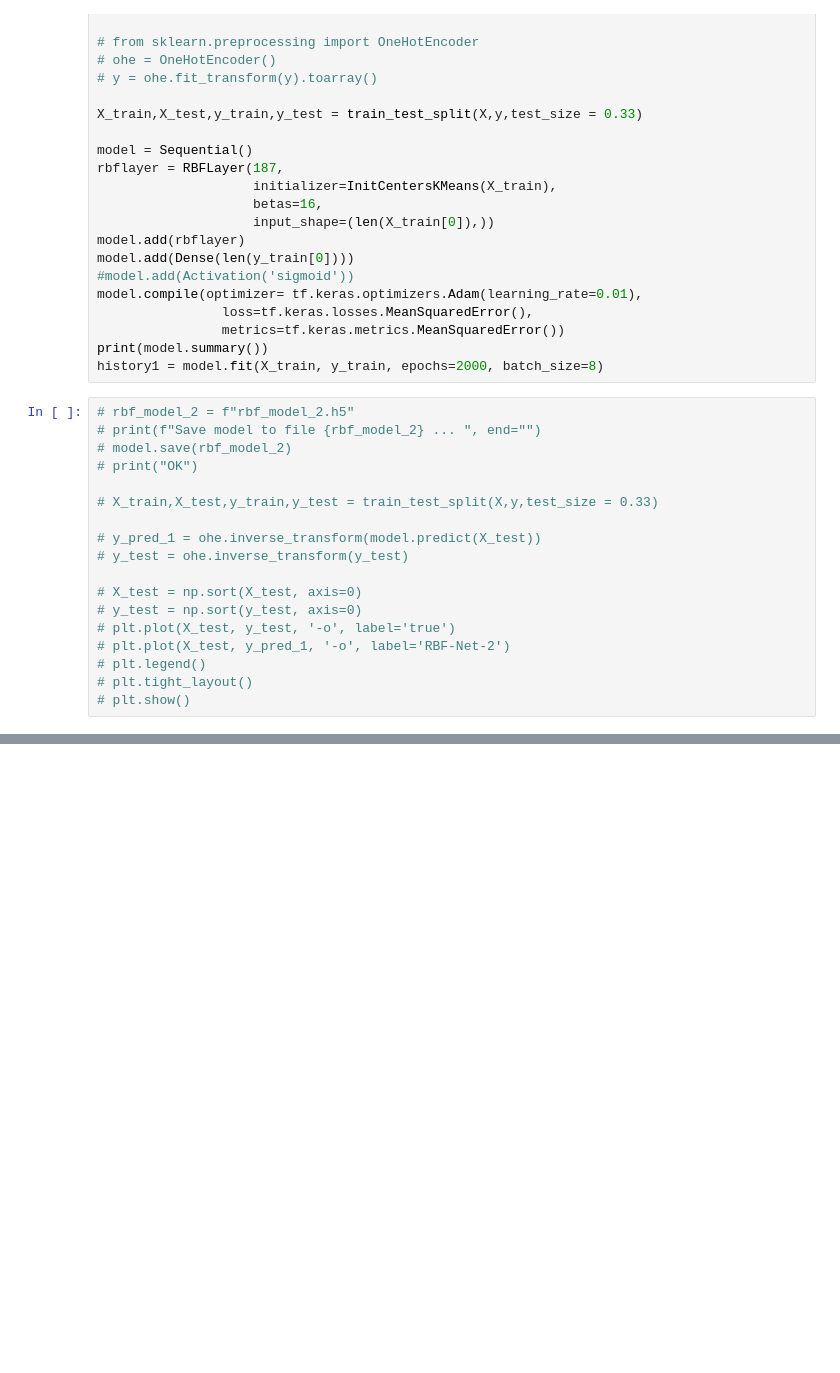
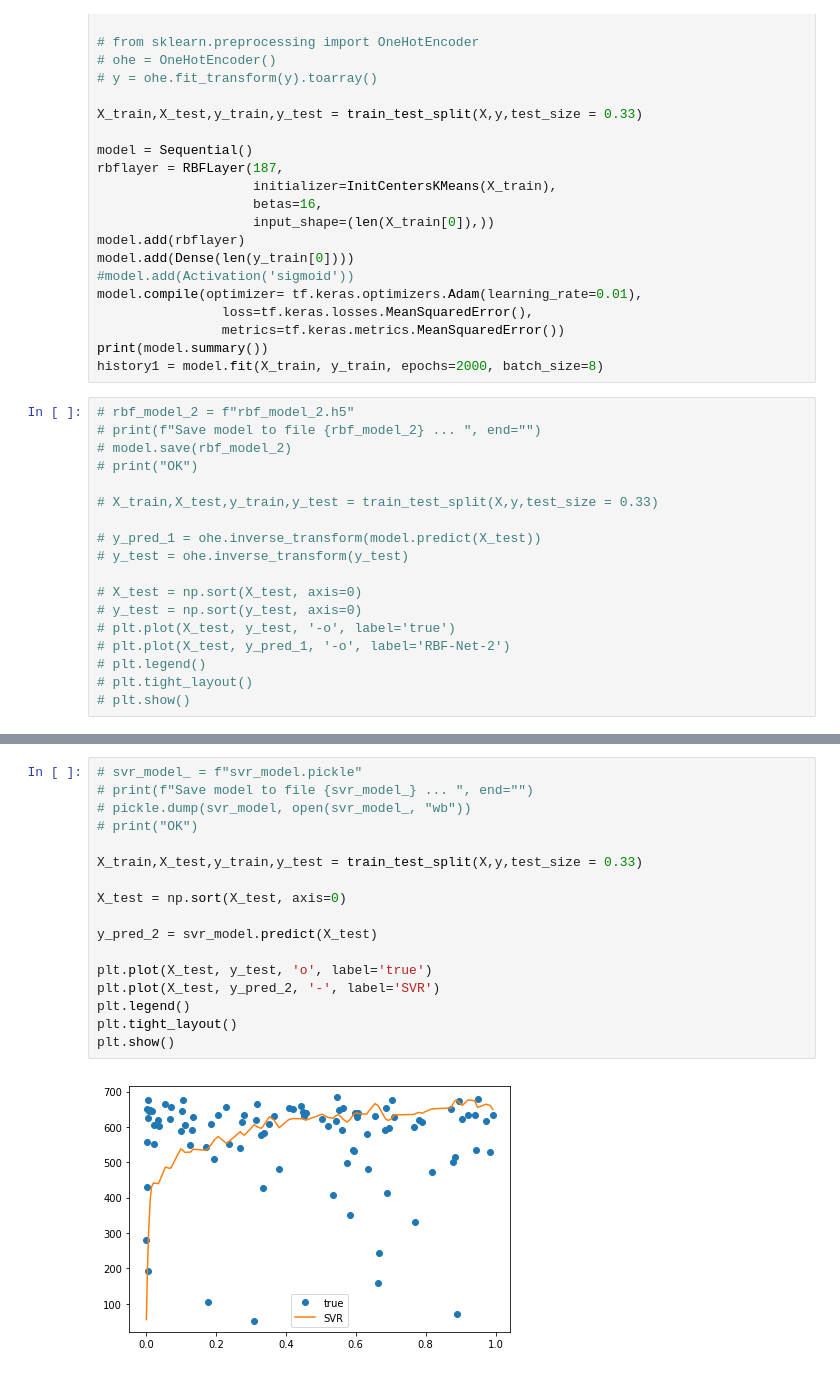
Before and after one commit to nmtuan97/ml_learning, a Jupyter notebook: rbf_model.ipynb, the cells around one changed output, grey strips where cells are left out. Cells and saved outputs as stored; diff of their text form; blank space fills up the shorter version.

```diff
--- a/rbf_model.ipynb
+++ b/rbf_model.ipynb
@@ -437,0 +446,19 @@ MAE of test is 4.40579792868165
+# %%
+# svr_model_ = f"svr_model.pickle"
+# print(f"Save model to file {svr_model_} ... ", end="")
+# pickle.dump(svr_model, open(svr_model_, "wb"))
+# print("OK")
+
+X_train,X_test,y_train,y_test = train_test_split(X,y,test_size = 0.33)
+
+X_test = np.sort(X_test, axis=0)
+
+y_pred_2 = svr_model.predict(X_test)
+
+plt.plot(X_test, y_test, 'o', label='true')
+plt.plot(X_test, y_pred_2, '-', label='SVR')
+plt.legend()
+plt.tight_layout()
+plt.show()
+# %% [output]
+[figure, added]
```
Also changed, not shown: parts of 9 cells of this notebook, 7 other files.
